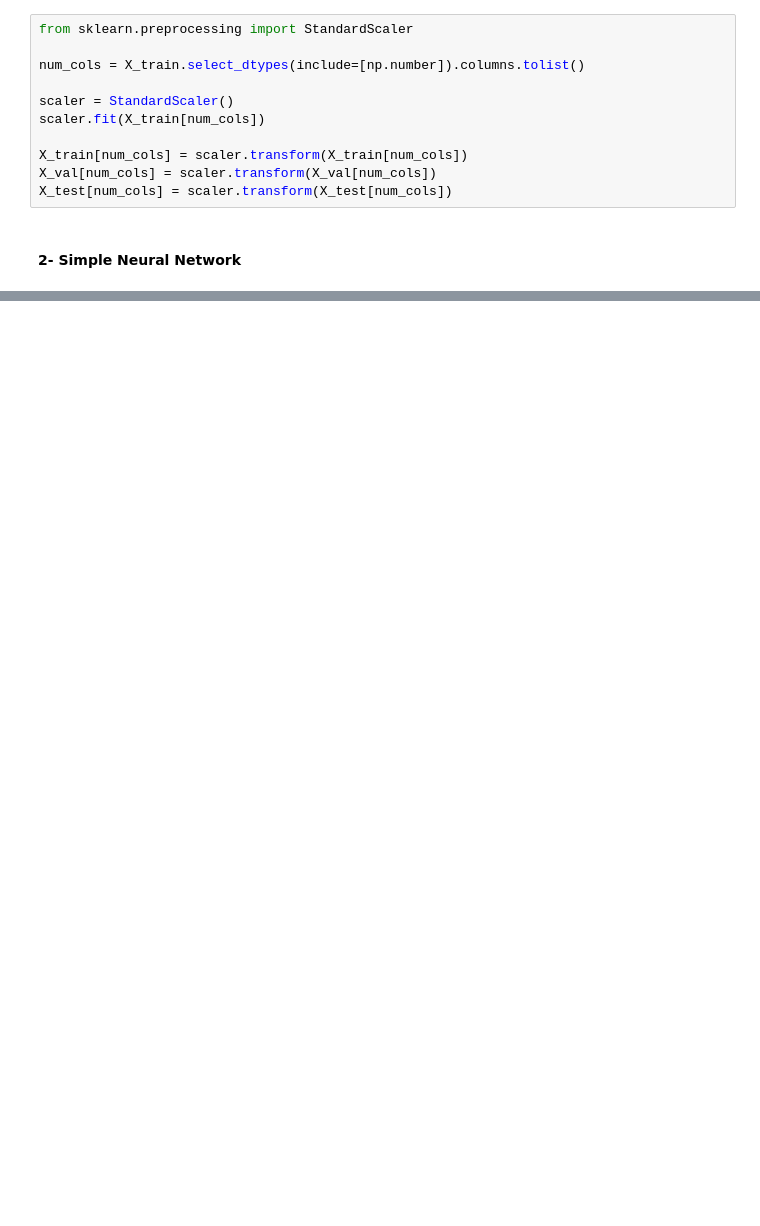
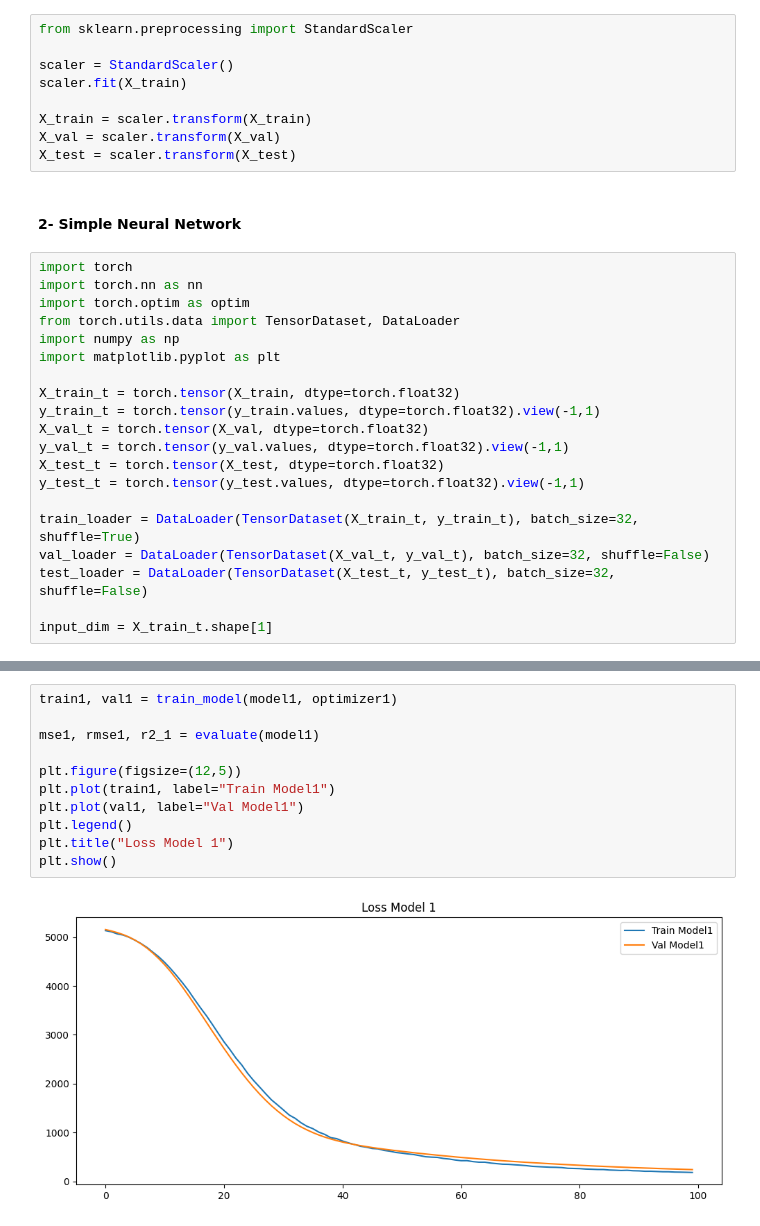
Before and after one commit to AmirhosseinRHT/Deep-Neural-Networks-Projects, a Jupyter notebook: HW1/Q2.ipynb, the cells around one changed output, grey strips where cells are left out. Saved outputs shown, nothing was run; the diff lists cells and outputs as text; blank space fills up the shorter version.

Commit message:
Add(HW1:Q2): Added 2 and 3 layer MLNN models

```diff
--- a/HW1/Q2.ipynb
+++ b/HW1/Q2.ipynb
@@ -41,13 +42,31 @@ X_val, X_test, y_val, y_test = train_test_split(X_temp, y_temp, test_size=0.50,
 # %%
 from sklearn.preprocessing import StandardScaler
 
-num_cols = X_train.select_dtypes(include=[np.number]).columns.tolist()
+scaler = StandardScaler()
+scaler.fit(X_train)
 
-scaler = StandardScaler()
-scaler.fit(X_train[num_cols])
-
-X_train[num_cols] = scaler.transform(X_train[num_cols])
-X_val[num_cols] = scaler.transform(X_val[num_cols])
-X_test[num_cols] = scaler.transform(X_test[num_cols])
+X_train = scaler.transform(X_train)
+X_val = scaler.transform(X_val)
+X_test = scaler.transform(X_test)
 # %% [markdown]
 #### 2- Simple Neural Network
+# %%
+import torch
+import torch.nn as nn
+import torch.optim as optim
+from torch.utils.data import TensorDataset, DataLoader
+import numpy as np
+import matplotlib.pyplot as plt
+
+X_train_t = torch.tensor(X_train, dtype=torch.float32)
+y_train_t = torch.tensor(y_train.values, dtype=torch.float32).view(-1,1)
+X_val_t = torch.tensor(X_val, dtype=torch.float32)
+y_val_t = torch.tensor(y_val.values, dtype=torch.float32).view(-1,1)
+X_test_t = torch.tensor(X_test, dtype=torch.float32)
+y_test_t = torch.tensor(y_test.values, dtype=torch.float32).view(-1,1)
+
+train_loader = DataLoader(TensorDataset(X_train_t, y_train_t), batch_size=32, shuffle=True)
+val_loader = DataLoader(TensorDataset(X_val_t, y_val_t), batch_size=32, shuffle=False)
+test_loader = DataLoader(TensorDataset(X_test_t, y_test_t), batch_size=32, shuffle=False)
+
+input_dim = X_train_t.shape[1]
@@ -53,0 +146,13 @@ X_test[num_cols] = scaler.transform(X_test[num_cols])
+# %%
+train1, val1 = train_model(model1, optimizer1)
+
+mse1, rmse1, r2_1 = evaluate(model1)
+
+plt.figure(figsize=(12,5))
+plt.plot(train1, label="Train Model1")
+plt.plot(val1, label="Val Model1")
+plt.legend()
+plt.title("Loss Model 1")
+plt.show()
+# %% [output]
+[figure, added]
```
Also changed, not shown: parts of 3 cells of this notebook.
